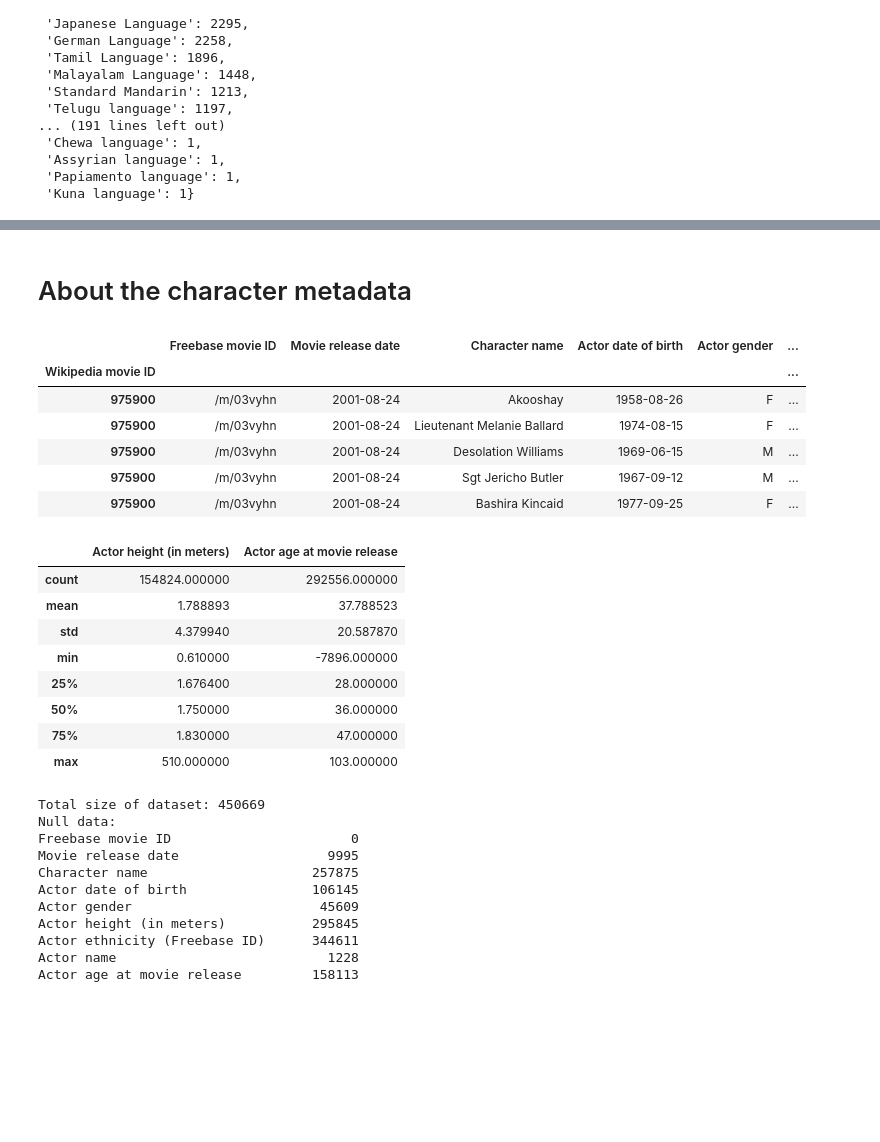
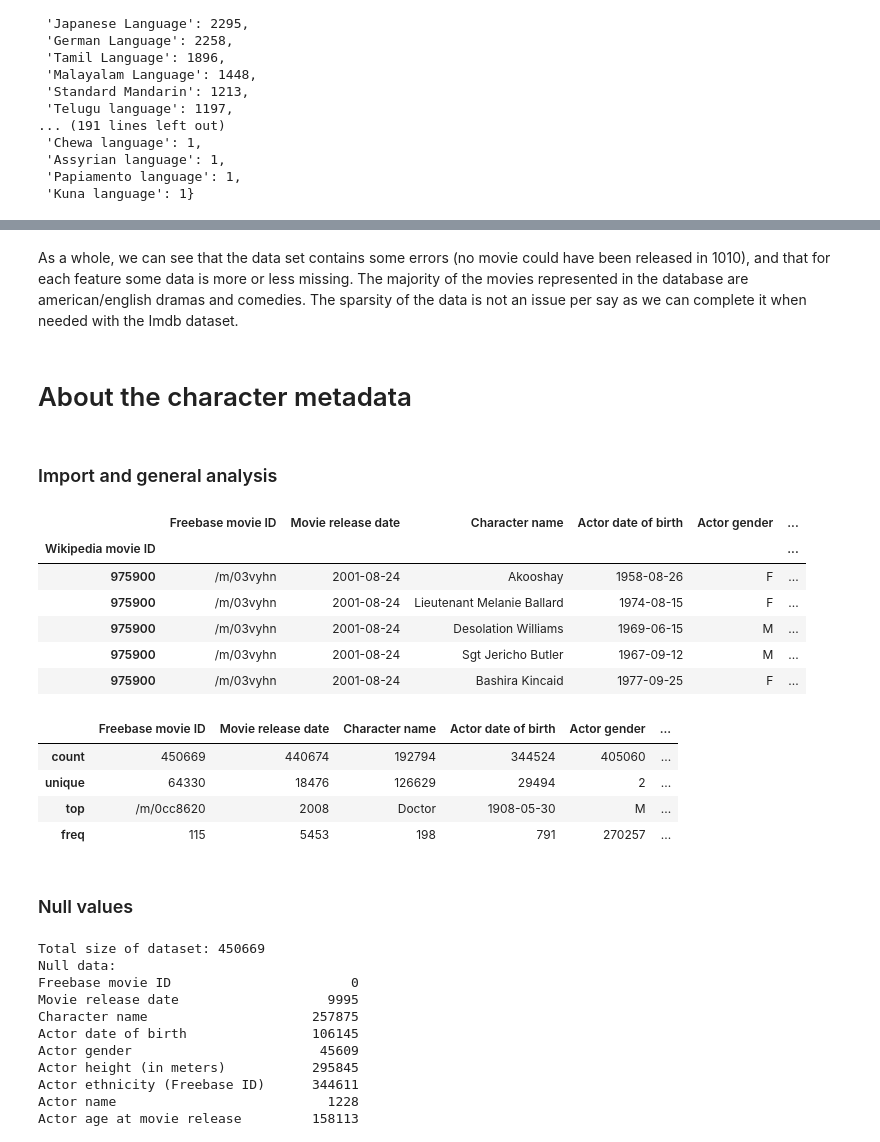
Before and after one commit to epfl-ada/ada-2022-project-r4d4r, a Jupyter notebook: Initial_analysis.ipynb, the cells around one changed output, grey strips where cells are left out. Drawn from its saved outputs; the diff is of its cells as text; code cells hidden in the pictures; blank space fills up the shorter version.

```diff
--- a/Initial_analysis.ipynb
+++ b/Initial_analysis.ipynb
@@ -19,2 +16,16 @@ CHARACTER_NAMES_FILENAME ='name.clusters.txt' #unique character names used in at
+# %%
+DATA_PATH = 'Data/'
+PLOT_SUMMARIES_FILENAME = 'plot_summaries.txt'
+MOVIE_METADATA_FILENAME = 'movie.metadata.tsv'
+CHARACTER_METADATA_FILENAME = 'character.metadata.tsv'
+CHARACTER_TYPES_FILENAME = 'tvtropes.clusters.txt' #character types
+CHARACTER_NAMES_FILENAME ='name.clusters.txt' #unique character names used in at least 2 movies
+
+COLUMN_NAMES_MOVIE_METADATA = ['Wikipedia movie ID', 'Freebase movie ID', 'Movie name', 'Movie release date',
+                            'Movie box office revenue', 'Movie runtime', 'Movie languages (Freebase ID:name tuples)',
+                            'Movie countries (Freebase ID:name tuples)', 'Movie genres (Freebase ID:name tuples)']
+
+COLUMN_NAMES_CHARACTER_METADATA = ['Wikipedia movie ID', 'Freebase movie ID', 'Movie release date', 'Character name', 'Actor date of birth', 'Actor gender', 'Actor height (in meters)', 'Actor ethnicity (Freebase ID)', 'Actor name', 'Actor age at movie release', 'Freebase character/actor map ID', 'Freebase character ID', 'Freebase actor ID']
+COLUMN_NAMES_PLOT_SUMMARIES = ['Wikipedia movie ID', 'Plot summary']
 # %% [markdown]
 # About the movie metadata
@@ -171,29 +188,30 @@ newest: 2013-06-28, oldest: 1894
+# %% [markdown]
+As a whole, we can see that the data set contains some errors (no movie could have been released in 1010), and that for each feature some data is more or less missing. The majority of the movies represented in the database are american/english dramas and comedies. The sparsity of the data is not an issue per say as we can complete it when needed with the Imdb dataset.
 # %% [markdown]
 # About the character metadata
-# %%
-col_names_character_metadata = ['Wikipedia movie ID', 'Freebase movie ID', 'Movie release date', 'Character name', 'Actor date of birth', 'Actor gender', 'Actor height (in meters)', 'Actor ethnicity (Freebase ID)', 'Actor name', 'Actor age at movie release', 'Freebase character/actor map ID', 'Freebase character ID', 'Freebase actor ID']
-df_character_metadata = pd.read_csv(DATA_PATH + CHARACTER_METADATA_FILENAME, sep='\t', header=None, names=col_names_character_metadata, index_col=0)
-df_character_metadata.head()
-# %% [output]
-|  | Freebase movie ID | Movie release date | Character name | Actor date of birth | Actor gender | ... |
-| Wikipedia movie ID |  |  |  |  |  | ... |
-| 975900 | /m/03vyhn | 2001-08-24 | Akooshay | 1958-08-26 | F | ... |
-| 975900 | /m/03vyhn | 2001-08-24 | Lieutenant Melanie Ballard | 1974-08-15 | F | ... |
-| 975900 | /m/03vyhn | 2001-08-24 | Desolation Williams | 1969-06-15 | M | ... |
-| 975900 | /m/03vyhn | 2001-08-24 | Sgt Jericho Butler | 1967-09-12 | M | ... |
-| 975900 | /m/03vyhn | 2001-08-24 | Bashira Kincaid | 1977-09-25 | F | ... |
+# %% [markdown]
+### Import and general analysis
+# %%
+df_character_metadata = pd.read_csv(DATA_PATH + CHARACTER_METADATA_FILENAME, sep='\t', header=None, names=COLUMN_NAMES_CHARACTER_METADATA, index_col=0)
+df_character_metadata.head()
+# %% [output]
+|  | Freebase movie ID | Movie release date | Character name | Actor date of birth | Actor gender | ... |
+| Wikipedia movie ID |  |  |  |  |  | ... |
+| 975900 | /m/03vyhn | 2001-08-24 | Akooshay | 1958-08-26 | F | ... |
+| 975900 | /m/03vyhn | 2001-08-24 | Lieutenant Melanie Ballard | 1974-08-15 | F | ... |
+| 975900 | /m/03vyhn | 2001-08-24 | Desolation Williams | 1969-06-15 | M | ... |
+| 975900 | /m/03vyhn | 2001-08-24 | Sgt Jericho Butler | 1967-09-12 | M | ... |
+| 975900 | /m/03vyhn | 2001-08-24 | Bashira Kincaid | 1977-09-25 | F | ... |
 # %%
-df_character_metadata.describe()
+df_character_metadata.describe(include='object')
 # %% [output]
-|  | Actor height (in meters) | Actor age at movie release |
-| count | 154824.000000 | 292556.000000 |
-| mean | 1.788893 | 37.788523 |
-| std | 4.379940 | 20.587870 |
-| min | 0.610000 | -7896.000000 |
-| 25% | 1.676400 | 28.000000 |
-| 50% | 1.750000 | 36.000000 |
-| 75% | 1.830000 | 47.000000 |
-| max | 510.000000 | 103.000000 |
+|  | Freebase movie ID | Movie release date | Character name | Actor date of birth | Actor gender | ... |
+| count | 450669 | 440674 | 192794 | 344524 | 405060 | ... |
+| unique | 64330 | 18476 | 126629 | 29494 | 2 | ... |
+| top | /m/0cc8620 | 2008 | Doctor | 1908-05-30 | M | ... |
+| freq | 115 | 5453 | 198 | 791 | 270257 | ... |
+# %% [markdown]
+### Null values
 # %%
 print(f"Total size of dataset: {df_character_metadata.shape[0]}")
 print("Null data:")
```
Also changed, not shown: parts of 34 cells of this notebook.
